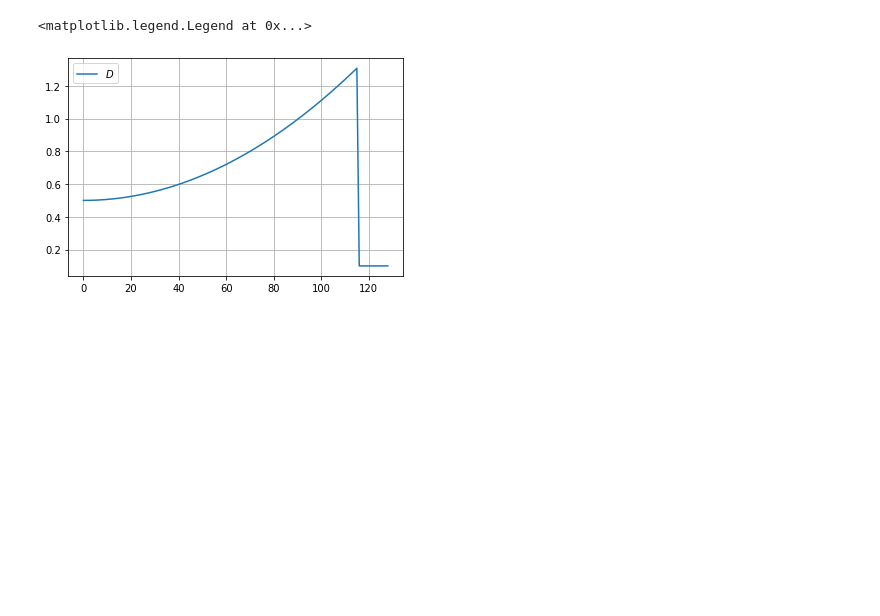
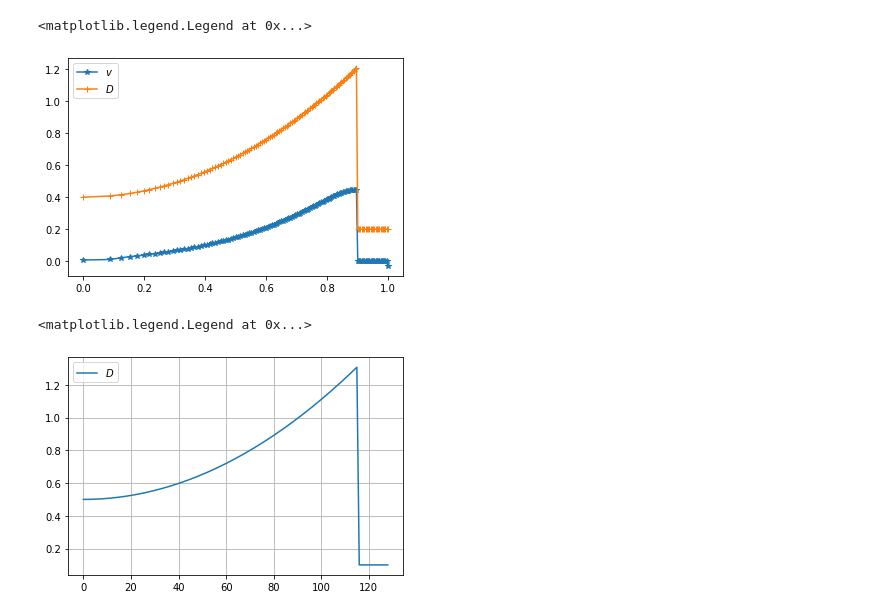
Before and after one commit to fusion-yun/fytok_old, a Jupyter notebook: examples/benchmark.ipynb, the cells around one changed output. Saved outputs shown, nothing was run; the diff lists cells and outputs as text; code cells hidden in the pictures; blank space fills up the shorter version.

```diff
--- a/examples/benchmark.ipynb
+++ b/examples/benchmark.ipynb
@@ -60,3 +84,11 @@ plt.plot(x ,  int_S_edge)
+# %%
+plt.plot(x , -v ,"-*", label=r"$v$" )
+
+plt.plot(x , d,"-+", label=r"$D$")
+plt.legend()
+# %% [output]
+<matplotlib.legend.Legend at 0x...>
+[figure, added]
 # %%
 x=np.linspace(0.0,1.0,129)
 
```
Also changed, not shown: parts of 10 cells of this notebook, 11 other files.
